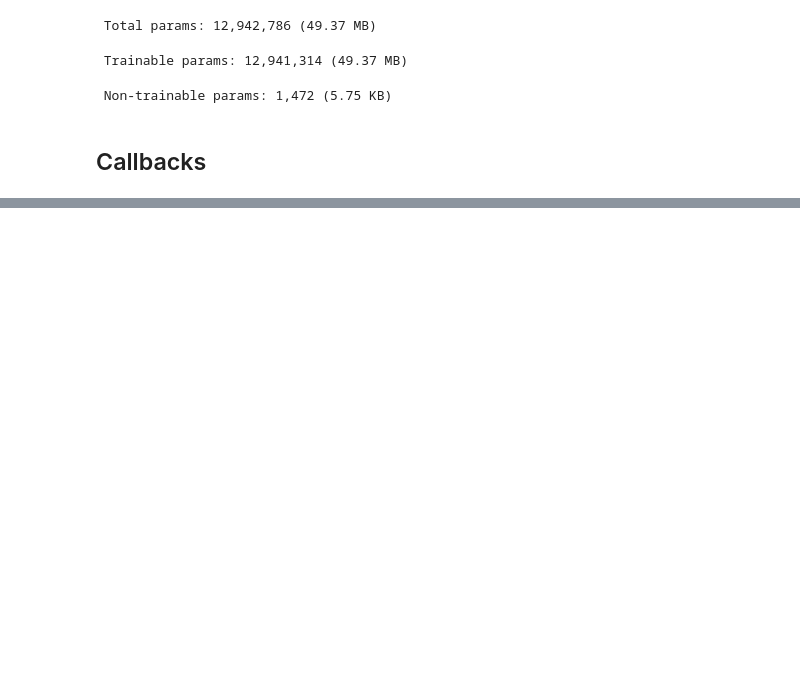
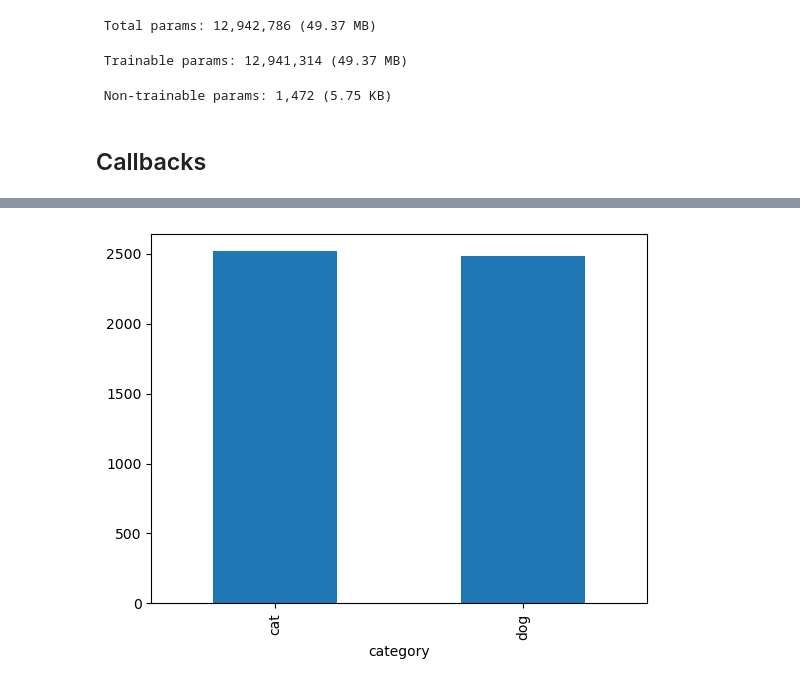
Before and after one commit to KeneanDita/R2DS, a Jupyter notebook: ML Models/Prodigy/Task-03.ipynb, the cells around one changed output, grey strips where cells are left out. Saved outputs shown, nothing was run; the diff lists cells and outputs as text; code cells hidden in the pictures; blank space fills up the shorter version.

```diff
--- a/ML Models/Prodigy/Task-03.ipynb
+++ b/ML Models/Prodigy/Task-03.ipynb
@@ -133,0 +146,4 @@ callbacks = [earlystop, learning_rate_reduction]
+# %%
+validate_df['category'].value_counts().plot.bar();
+# %% [output]
+[figure, added]
```
Also changed, not shown: parts of 5 cells of this notebook.
